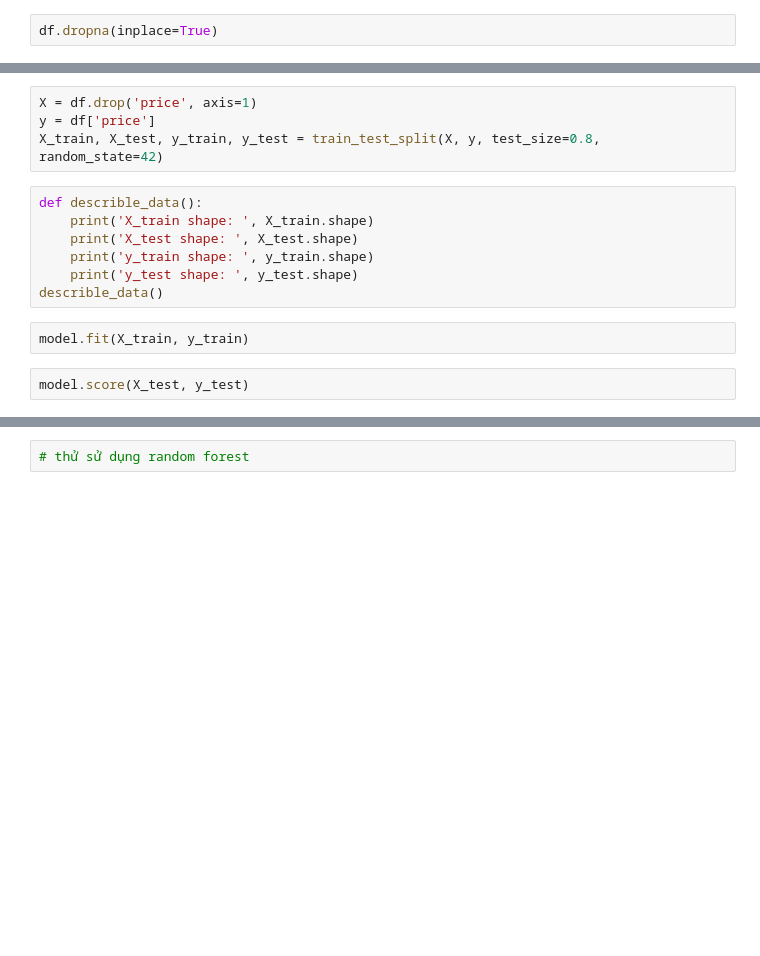
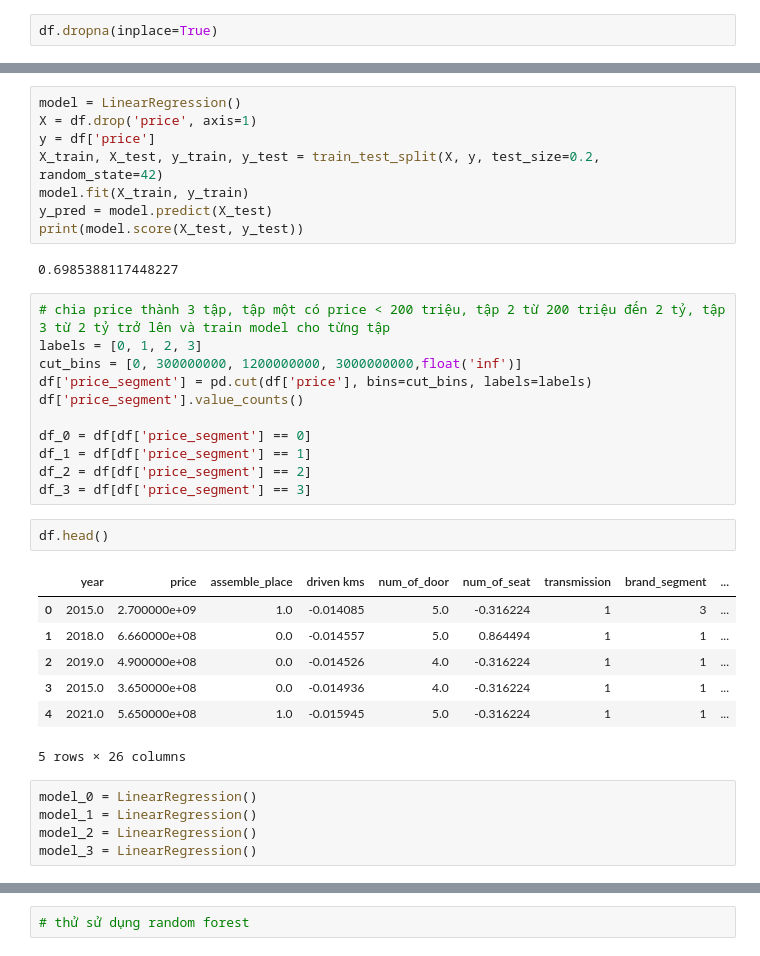
Before and after one commit to Nam0101/Old-car-price-prediction, a Jupyter notebook: notebooks/main.ipynb, the cells around one changed output, grey strips where cells are left out. Drawn from its saved outputs; the diff is of its cells as text; blank space fills up the shorter version.

```diff
--- a/notebooks/main.ipynb
+++ b/notebooks/main.ipynb
@@ -264,15 +546,36 @@ model = LinearRegression()
 # %%
+model = LinearRegression()
 X = df.drop('price', axis=1)
 y = df['price']
-X_train, X_test, y_train, y_test = train_test_split(X, y, test_size=0.8, random_state=42)
+X_train, X_test, y_train, y_test = train_test_split(X, y, test_size=0.2, random_state=42)
+model.fit(X_train, y_train)
+y_pred = model.predict(X_test)
+print(model.score(X_test, y_test))
+# %% [output]
+0.6985388117448227
-# %%
-def describle_data():
-    print('X_train shape: ', X_train.shape)
-    print('X_test shape: ', X_test.shape)
-    print('y_train shape: ', y_train.shape)
-    print('y_test shape: ', y_test.shape)
-describle_data()
-# %%
-model.fit(X_train, y_train)
-# %%
-model.score(X_test, y_test)
+# %%
+# chia price thành 3 tập, tập một có price < 200 triệu, tập 2 từ 200 triệu đến 2 tỷ, tập 3 từ 2 tỷ trở lên và train model cho từng tập
+labels = [0, 1, 2, 3]
+cut_bins = [0, 300000000, 1200000000, 3000000000,float('inf')]
+df['price_segment'] = pd.cut(df['price'], bins=cut_bins, labels=labels)
+df['price_segment'].value_counts()
+
+df_0 = df[df['price_segment'] == 0]
+df_1 = df[df['price_segment'] == 1]
+df_2 = df[df['price_segment'] == 2]
+df_3 = df[df['price_segment'] == 3]
+# %%
+df.head()
+# %% [output]
+|  | year | price | assemble_place | driven kms | num_of_door | num_of_seat | transmission | brand_segment | ... |
+| 0 | 2015.0 | 2.700000e+09 | 1.0 | -0.014085 | 5.0 | -0.316224 | 1 | 3 | ... |
+| 1 | 2018.0 | 6.660000e+08 | 0.0 | -0.014557 | 5.0 | 0.864494 | 1 | 1 | ... |
+| 2 | 2019.0 | 4.900000e+08 | 0.0 | -0.014526 | 4.0 | -0.316224 | 1 | 1 | ... |
+| 3 | 2015.0 | 3.650000e+08 | 0.0 | -0.014936 | 4.0 | -0.316224 | 1 | 1 | ... |
+| 4 | 2021.0 | 5.650000e+08 | 1.0 | -0.015945 | 5.0 | -0.316224 | 1 | 1 | ... |
+5 rows × 26 columns
+# %%
+model_0 = LinearRegression()
+model_1 = LinearRegression()
+model_2 = LinearRegression()
+model_3 = LinearRegression()
```
Also changed, not shown: parts of 49 cells of this notebook.
